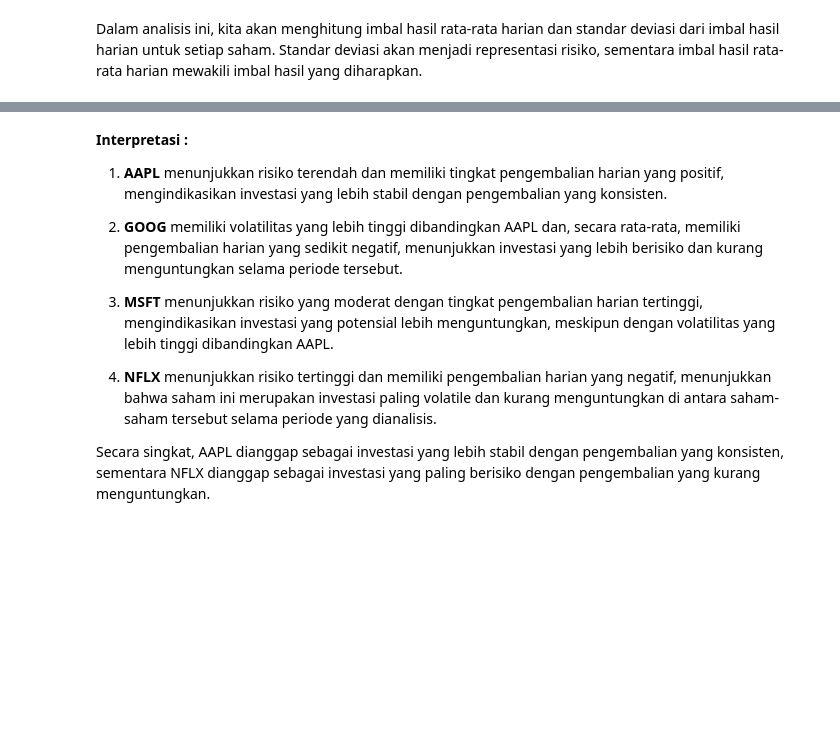
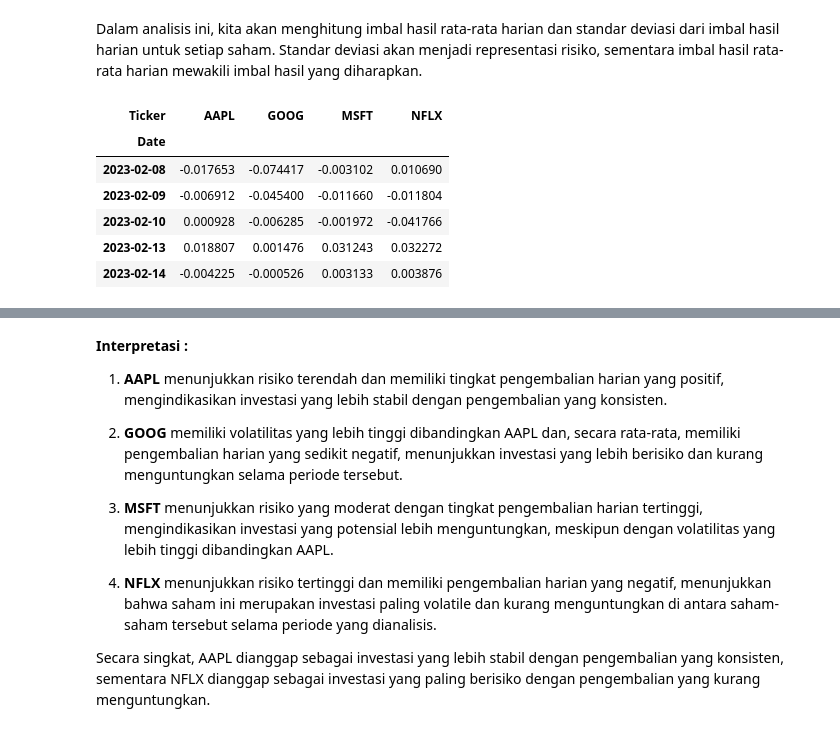
Before and after one commit to FahdAby/4-Stock-Market-Quantitative-Analysis, a Jupyter notebook: Stock Market Quantitative Analysis.ipynb, the cells around one changed output, grey strips where cells are left out. Saved outputs shown, nothing was run; the diff lists cells and outputs as text; code cells hidden in the pictures; blank space fills up the shorter version.

```diff
--- a/Stock Market Quantitative Analysis.ipynb
+++ b/Stock Market Quantitative Analysis.ipynb
@@ -267,6 +276,15 @@ Dalam analisis ini, kita akan menghitung imbal hasil rata-rata harian dan standa
 # %%
 # Menghitung Tingkat daily return
 daily_returns = pivot_data.pct_change().dropna()
+daily_returns.head()
+# %% [output]
+| Ticker | AAPL | GOOG | MSFT | NFLX |
+| Date |  |  |  |  |
+| 2023-02-08 | -0.017653 | -0.074417 | -0.003102 | 0.010690 |
+| 2023-02-09 | -0.006912 | -0.045400 | -0.011660 | -0.011804 |
+| 2023-02-10 | 0.000928 | -0.006285 | -0.001972 | -0.041766 |
+| 2023-02-13 | 0.018807 | 0.001476 | 0.031243 | 0.032272 |
+| 2023-02-14 | -0.004225 | -0.000526 | 0.003133 | 0.003876 |
 # %%
 # Menghitung Kembali Rerata daily return dan Standar Deviasi dari risk
 rata_daily_return = daily_returns.mean()
```
Also changed, not shown: parts of 3 cells of this notebook.
